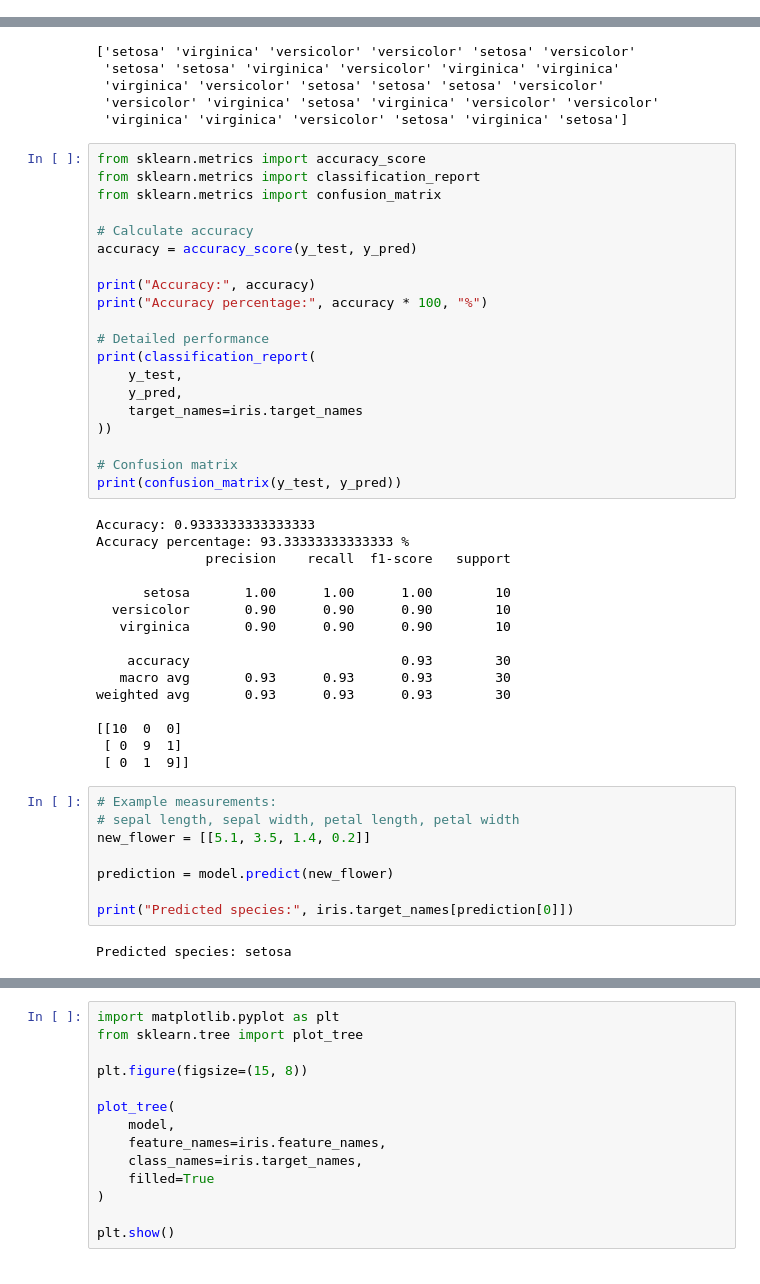
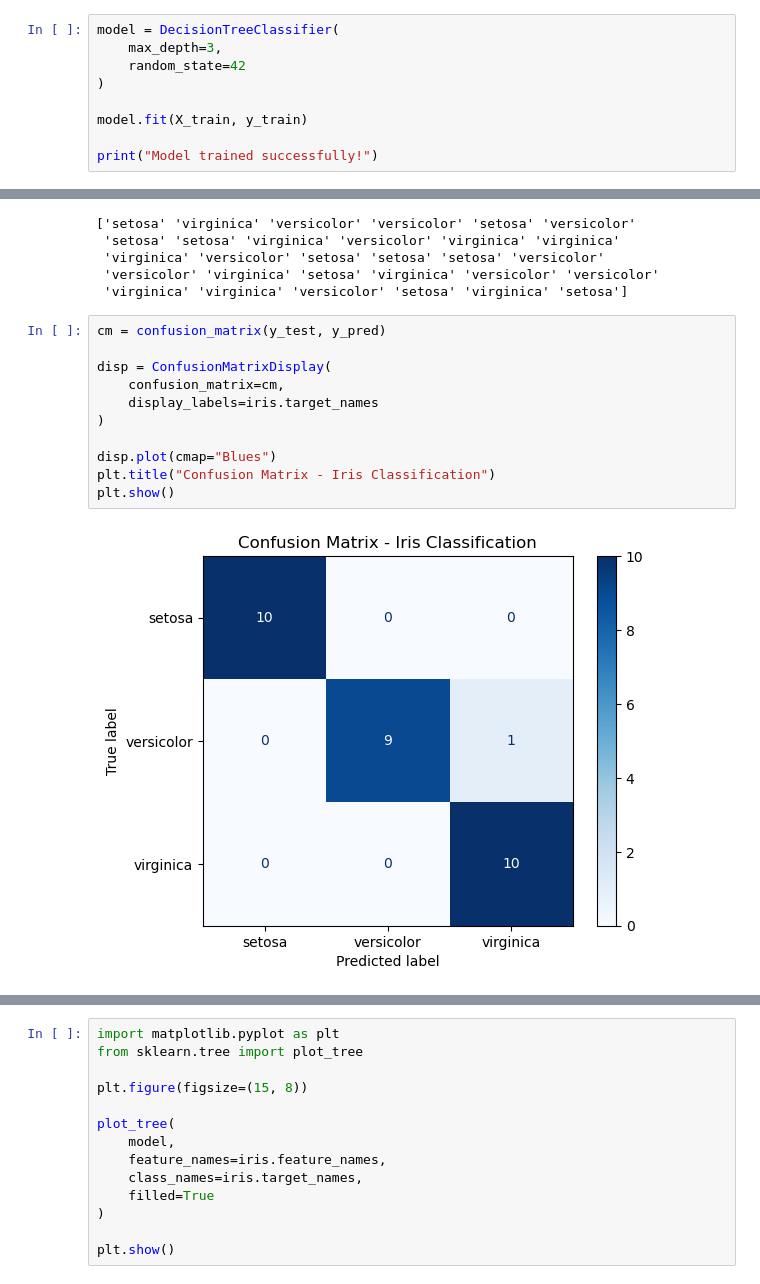
Before and after one commit to homayra-erin/CodeAlpha_Tasks, a Jupyter notebook: CodeAlpha_IRIS_Flower_Classification.ipynb, the cells around one changed output, grey strips where cells are left out. Drawn from its saved outputs; the diff is of its cells as text.

```diff
--- a/CodeAlpha_IRIS_Flower_Classification.ipynb
+++ b/CodeAlpha_IRIS_Flower_Classification.ipynb
@@ -71,0 +151,9 @@ Predicted labels: [0 2 1 1 0 1 0 0 2 1 2 2 2 1 0 0 0 1 1 2 0 2 1 1 2 2 1 0 2 0]
+# %%
+model = DecisionTreeClassifier(
+    max_depth=3,
+    random_state=42
+)
+
+model.fit(X_train, y_train)
+
+print("Model trained successfully!")
@@ -79,49 +212,16 @@ print(predicted_species)
  'virginica' 'versicolor' 'setosa' 'setosa' 'setosa' 'versicolor'
  'versicolor' 'virginica' 'setosa' 'virginica' 'versicolor' 'versicolor'
  'virginica' 'virginica' 'versicolor' 'setosa' 'virginica' 'setosa']
-# %%
-from sklearn.metrics import accuracy_score
-from sklearn.metrics import classification_report
-from sklearn.metrics import confusion_matrix
-
-# Calculate accuracy
-accuracy = accuracy_score(y_test, y_pred)
-
-print("Accuracy:", accuracy)
-print("Accuracy percentage:", accuracy * 100, "%")
-
-# Detailed performance
-print(classification_report(
-    y_test,
-    y_pred,
-    target_names=iris.target_names
-))
-
-# Confusion matrix
-print(confusion_matrix(y_test, y_pred))
-# %% [output]
-Accuracy: 0.9333333333333333
-Accuracy percentage: 93.33333333333333 %
-              precision    recall  f1-score   support
-
-      setosa       1.00      1.00      1.00        10
-  versicolor       0.90      0.90      0.90        10
-   virginica       0.90      0.90      0.90        10
-
-    accuracy                           0.93        30
-   macro avg       0.93      0.93      0.93        30
-weighted avg       0.93      0.93      0.93        30
-
-[[10  0  0]
- [ 0  9  1]
- [ 0  1  9]]
-# %%
-# Example measurements:
-# sepal length, sepal width, petal length, petal width
-new_flower = [[5.1, 3.5, 1.4, 0.2]]
-
-prediction = model.predict(new_flower)
-
-print("Predicted species:", iris.target_names[prediction[0]])
-# %% [output]
-Predicted species: setosa
+# %%
+cm = confusion_matrix(y_test, y_pred)
+
+disp = ConfusionMatrixDisplay(
+    confusion_matrix=cm,
+    display_labels=iris.target_names
+)
+
+disp.plot(cmap="Blues")
+plt.title("Confusion Matrix - Iris Classification")
+plt.show()
+# %% [output]
+[figure, added]
```
Also changed, not shown: parts of 11 cells of this notebook.
